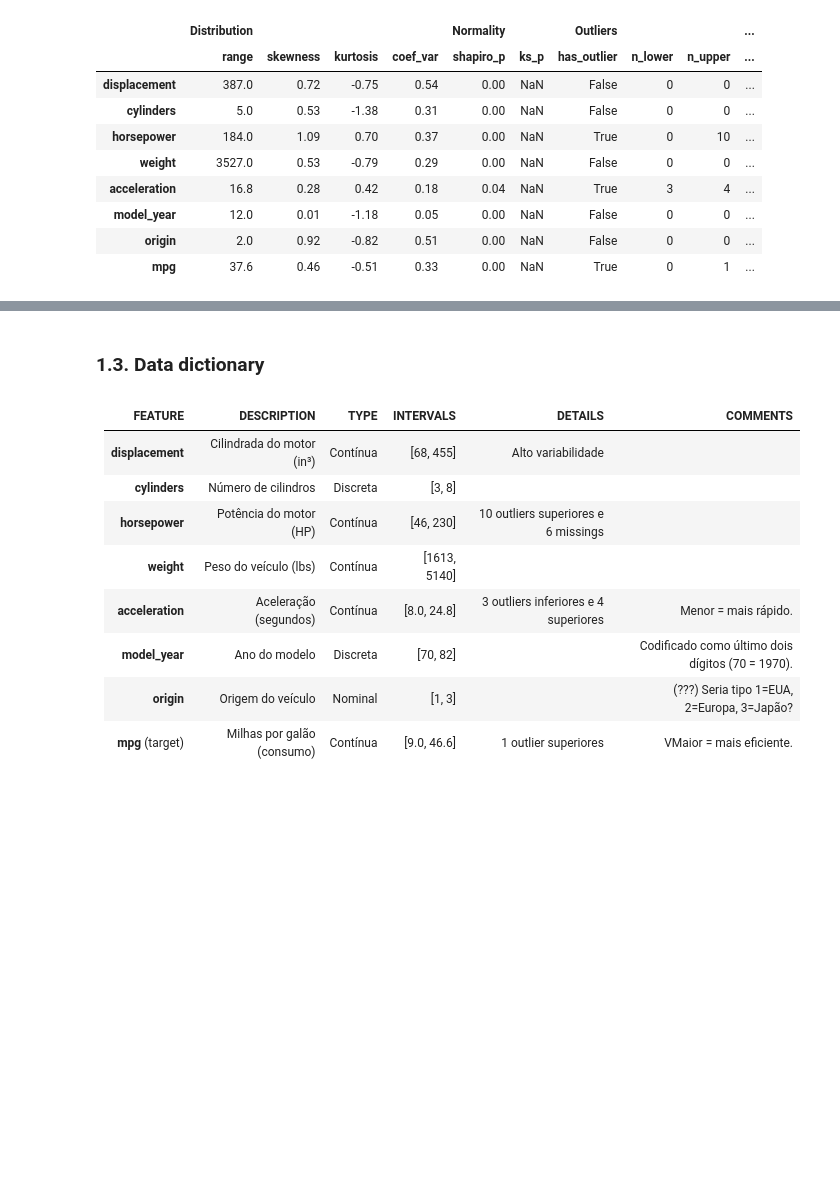
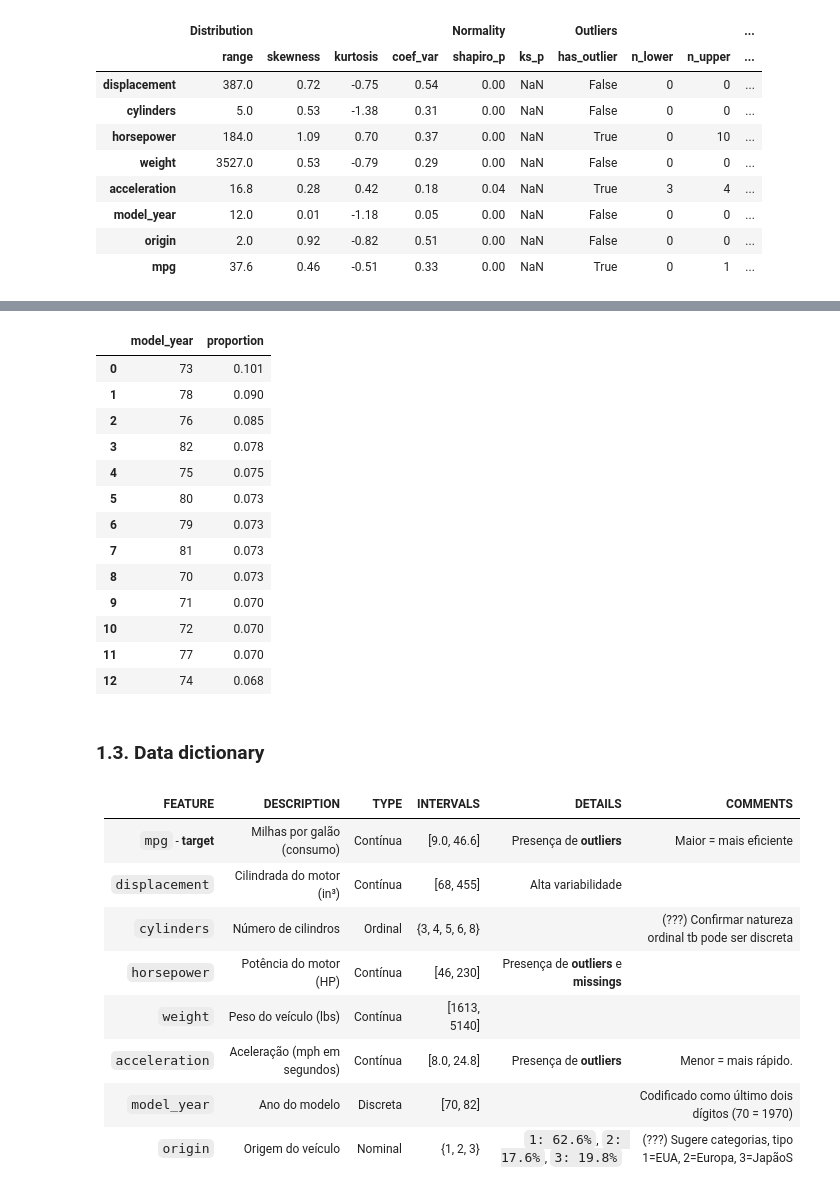
Before and after one commit to paulawehdorn/auto_mpg, a Jupyter notebook: notebook/auto_mpg.ipynb, the cells around one changed output, grey strips where cells are left out. Drawn from its saved outputs; the diff is of its cells as text; code cells hidden in the pictures; blank space fills up the shorter version.

```diff
--- a/notebook/auto_mpg.ipynb
+++ b/notebook/auto_mpg.ipynb
@@ -227,15 +268,37 @@ describe_plus(df_raw).round(2)
+# %%
+# Distribuição da variável 'model_year'
+(df_raw['model_year']
+    .value_counts(normalize=True)
+    .reset_index(name='proportion')
+    .sort_values('proportion', ascending=False)
+    .round({'proportion': 3}))
+# %% [output]
+|  | model_year | proportion |
+| 0 | 73 | 0.101 |
+| 1 | 78 | 0.090 |
+| 2 | 76 | 0.085 |
+| 3 | 82 | 0.078 |
+| 4 | 75 | 0.075 |
+| 5 | 80 | 0.073 |
+| 6 | 79 | 0.073 |
+| 7 | 81 | 0.073 |
+| 8 | 70 | 0.073 |
+| 9 | 71 | 0.070 |
+| 10 | 72 | 0.070 |
+| 11 | 77 | 0.070 |
+| 12 | 74 | 0.068 |
 # %% [markdown]
 ### 1.3. Data dictionary
 # %% [markdown]
 
 | **FEATURE** | **DESCRIPTION** | **TYPE** | **INTERVALS** | **DETAILS** | **COMMENTS**
 |---|---|---|---|---|---|
-| **displacement** | Cilindrada do motor (in³)                | Contínua | [68, 455]    | Alto variabilidade                   |
-| **cylinders**    | Número de cilindros                      | Discreta | [3, 8]       |                                      |
-| **horsepower**   | Potência do motor (HP)                   | Contínua | [46, 230]    | 10 outliers superiores e 6 missings  |
-| **weight**       | Peso do veículo (lbs)                    | Contínua | [1613, 5140] |                                      |
-| **acceleration** | Aceleração (segundos)                    | Contínua | [8.0, 24.8]  | 3 outliers inferiores e 4 superiores | Menor = mais rápido.
-| **model_year**   | Ano do modelo                            | Discreta | [70, 82]     |                                      | Codificado como último dois dígitos (70 = 1970).
-| **origin**       | Origem do veículo                        | Nominal  | [1, 3]       |                                      | (???) Seria tipo 1=EUA, 2=Europa, 3=Japão?
-| **mpg** (target) | Milhas por galão (consumo)               | Contínua | [9.0, 46.6]  | 1 outlier superiores                 | VMaior = mais eficiente.
+| `mpg` - **target** | Milhas por galão (consumo)               | Contínua | [9.0, 46.6]     | Presença de **outliers**                 | Maior = mais eficiente
+| `displacement`     | Cilindrada do motor (in³)                | Contínua | [68, 455]       | Alta variabilidade                       |
+| `cylinders`        | Número de cilindros                      | Ordinal  | {3, 4, 5, 6, 8} |                                          | (???) Confirmar natureza ordinal tb pode ser discreta
+| `horsepower`       | Potência do motor (HP)                   | Contínua | [46, 230]       | Presença de **outliers** e **missings**  |
+| `weight`           | Peso do veículo (lbs)                    | Contínua | [1613, 5140]    |                                          |
+| `acceleration`     | Aceleração (mph em segundos)             | Contínua | [8.0, 24.8]     | Presença de **outliers**                 | Menor = mais rápido.
+| `model_year`       | Ano do modelo                            | Discreta | [70, 82]        |                                          | Codificado como último dois dígitos (70 = 1970)
+| `origin`           | Origem do veículo                        | Nominal  | {1, 2, 3}       | `1: 62.6%`, `2: 17.6%`, `3: 19.8%`       | (???) Sugere categorias, tipo 1=EUA, 2=Europa, 3=JapãoS
 # %% [markdown]
```
Also changed, not shown: parts of 8 cells of this notebook.
